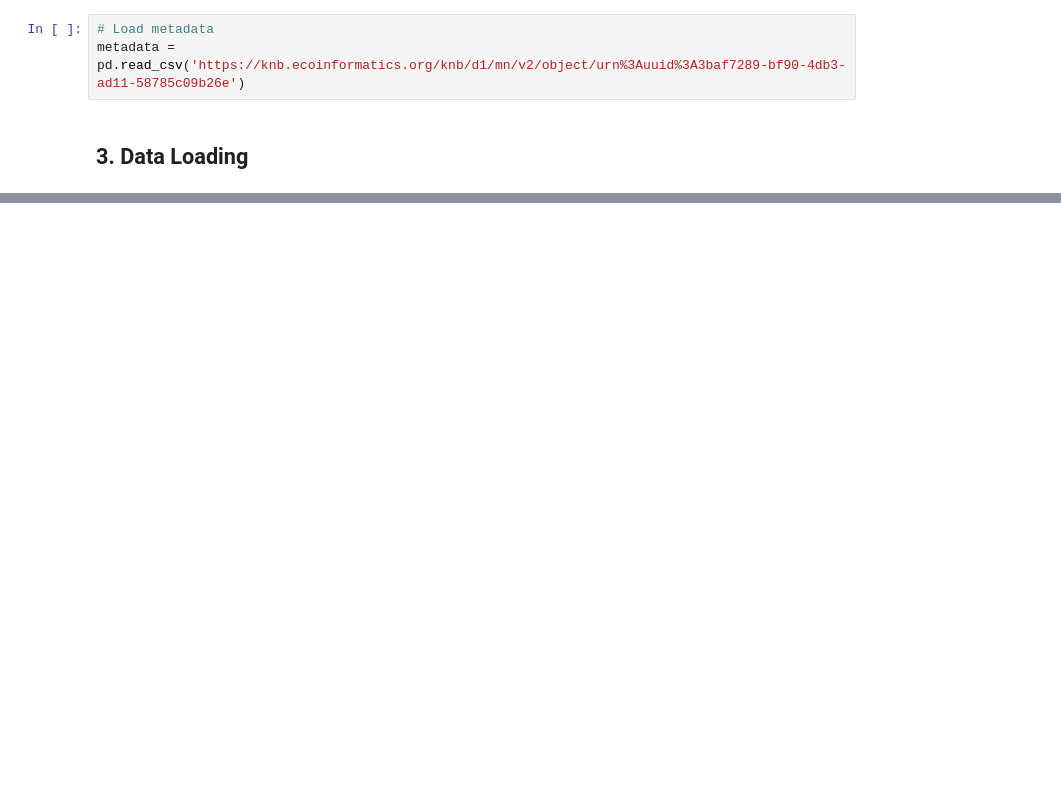
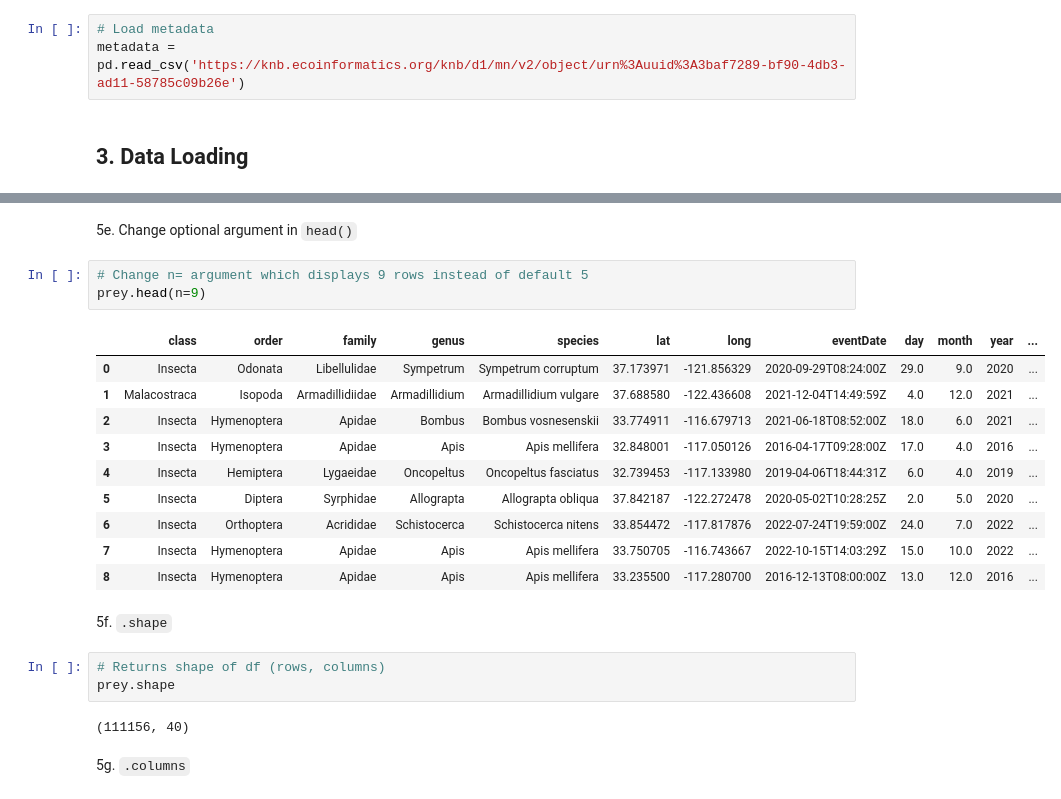
Before and after one commit to zachyyy700/eds220-2025-discussions, a Jupyter notebook: section-1-drylands.ipynb, the cells around one changed output, grey strips where cells are left out. Cells and saved outputs as stored; diff of their text form; blank space fills up the shorter version.

```diff
--- a/section-1-drylands.ipynb
+++ b/section-1-drylands.ipynb
@@ -19,0 +138,25 @@ prey = pd.read_csv('https://knb.ecoinformatics.org/knb/d1/mn/v2/object/urn%3Auui
+# %% [markdown]
+5e. Change optional argument in `head()`
+# %%
+# Change n= argument which displays 9 rows instead of default 5
+prey.head(n=9)
+# %% [output]
+|  | class | order | family | genus | species | lat | long | eventDate | day | month | year | ... |
+| 0 | Insecta | Odonata | Libellulidae | Sympetrum | Sympetrum corruptum | 37.173971 | -121.856329 | 2020-09-29T08:24:00Z | 29.0 | 9.0 | 2020 | ... |
+| 1 | Malacostraca | Isopoda | Armadillidiidae | Armadillidium | Armadillidium vulgare | 37.688580 | -122.436608 | 2021-12-04T14:49:59Z | 4.0 | 12.0 | 2021 | ... |
+| 2 | Insecta | Hymenoptera | Apidae | Bombus | Bombus vosnesenskii | 33.774911 | -116.679713 | 2021-06-18T08:52:00Z | 18.0 | 6.0 | 2021 | ... |
+| 3 | Insecta | Hymenoptera | Apidae | Apis | Apis mellifera | 32.848001 | -117.050126 | 2016-04-17T09:28:00Z | 17.0 | 4.0 | 2016 | ... |
+| 4 | Insecta | Hemiptera | Lygaeidae | Oncopeltus | Oncopeltus fasciatus | 32.739453 | -117.133980 | 2019-04-06T18:44:31Z | 6.0 | 4.0 | 2019 | ... |
+| 5 | Insecta | Diptera | Syrphidae | Allograpta | Allograpta obliqua | 37.842187 | -122.272478 | 2020-05-02T10:28:25Z | 2.0 | 5.0 | 2020 | ... |
+| 6 | Insecta | Orthoptera | Acrididae | Schistocerca | Schistocerca nitens | 33.854472 | -117.817876 | 2022-07-24T19:59:00Z | 24.0 | 7.0 | 2022 | ... |
+| 7 | Insecta | Hymenoptera | Apidae | Apis | Apis mellifera | 33.750705 | -116.743667 | 2022-10-15T14:03:29Z | 15.0 | 10.0 | 2022 | ... |
+| 8 | Insecta | Hymenoptera | Apidae | Apis | Apis mellifera | 33.235500 | -117.280700 | 2016-12-13T08:00:00Z | 13.0 | 12.0 | 2016 | ... |
+# %% [markdown]
+5f. `.shape`
+# %%
+# Returns shape of df (rows, columns)
+prey.shape
+# %% [output]
+(111156, 40)
+# %% [markdown]
+5g. `.columns`
```
Also changed, not shown: parts of 33 cells of this notebook.
